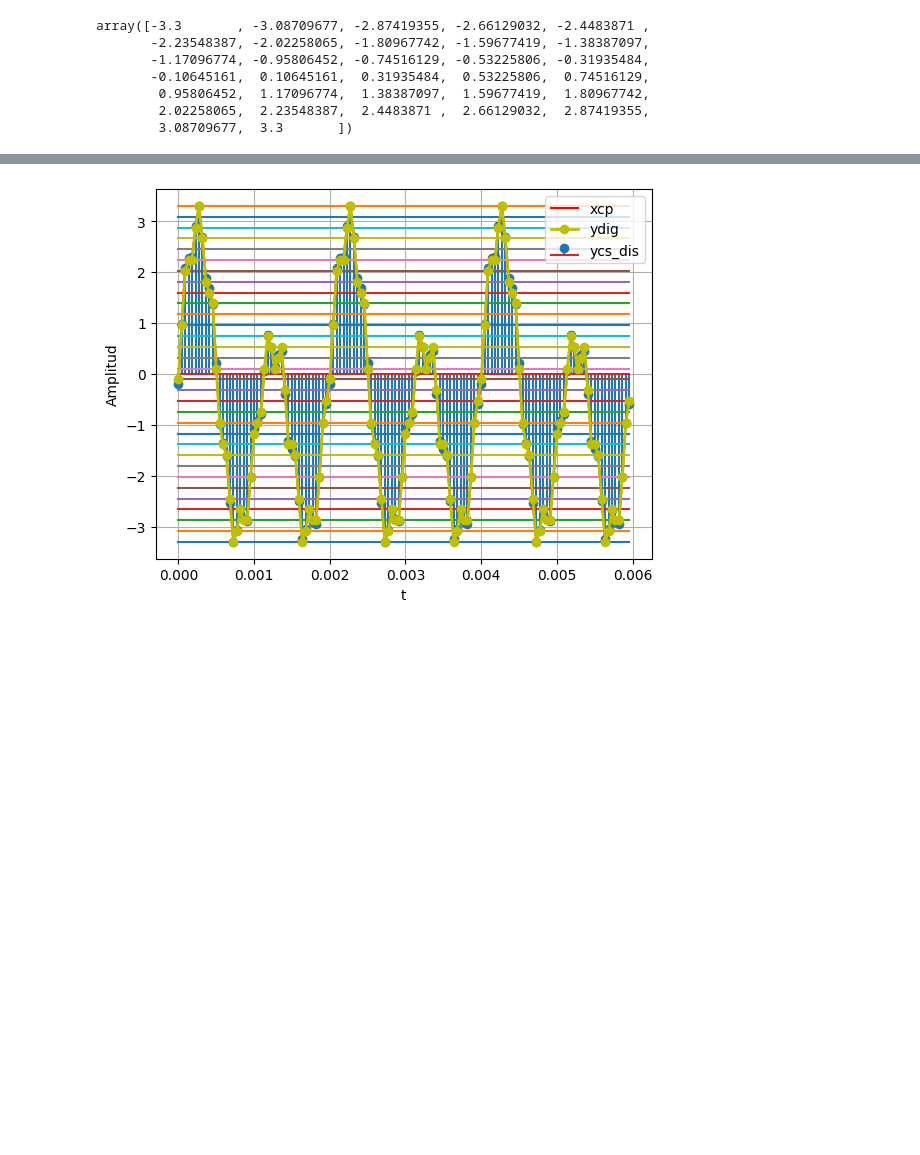
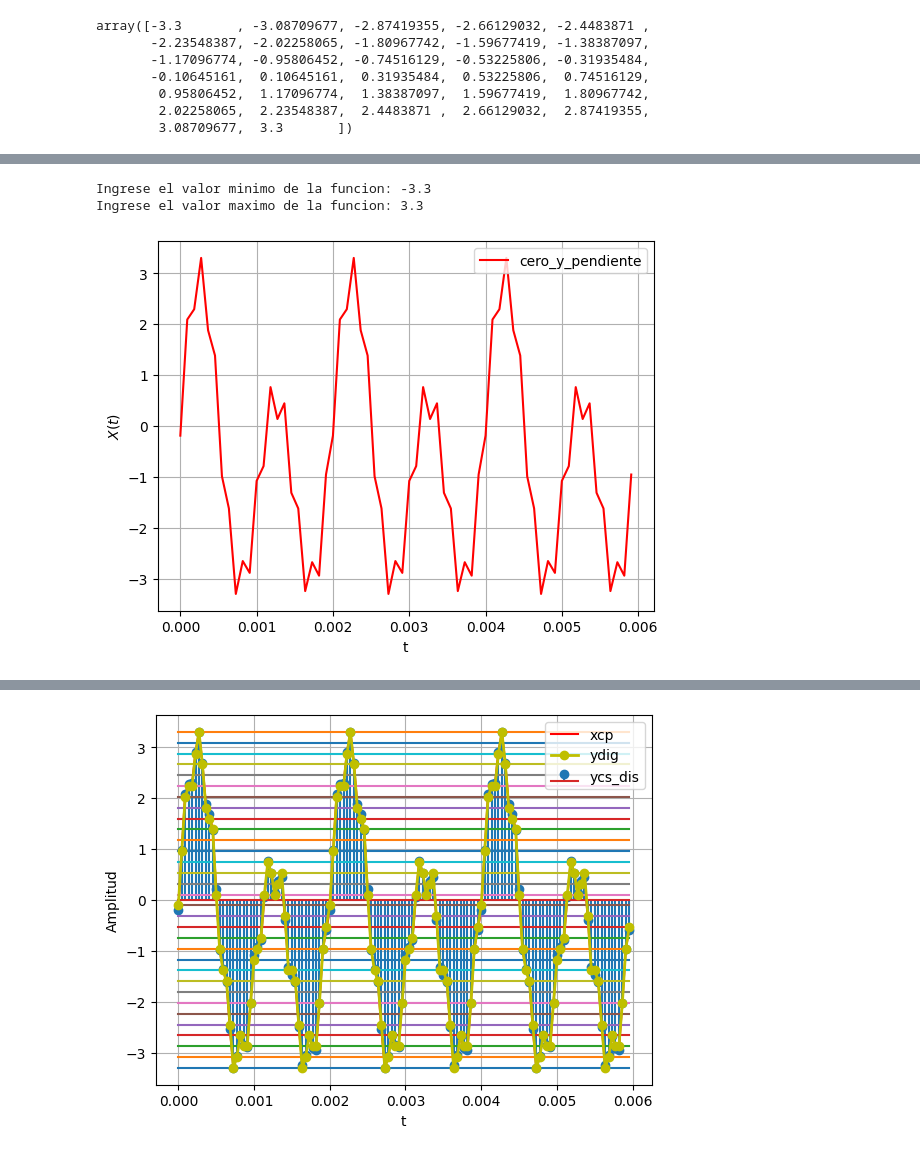
Before and after one commit to SebastianRodriguez05/SyS, a Jupyter notebook: Parcial_1_SyS.ipynb, the cells around one changed output, grey strips where cells are left out. Saved outputs shown, nothing was run; the diff lists cells and outputs as text; code cells hidden in the pictures; blank space fills up the shorter version.

```diff
--- a/Parcial_1_SyS.ipynb
+++ b/Parcial_1_SyS.ipynb
@@ -98,0 +187,31 @@ array([-3.3       , -3.08709677, -2.87419355, -2.66129032, -2.4483871 ,
+# %%
+def my_ceropen(x,ymin , ymax ): #en general se pueden definir valores por defecto
+  '''
+  Codigo base para simular proceso de cero y pendiente
+  Se ingresa arreglo de numpy y los valores min  y max despues de cero y pendiente
+  '''
+  xmax = max(x) # x.max()
+  xmin = min(x) # x.min()
+  m = (ymax - ymin)/(xmax - xmin)
+  c = ymin - m*xmin
+  yv = m*x + c
+  return yv
+ymin =float(input("Ingrese el valor minimo de la funcion: "))
+ymax = float(input("Ingrese el valor maximo de la funcion: "))
+xcp = my_ceropen(x,ymin=ymin,ymax=ymax)
+
+while ymin > ymax:
+  print("El valor minimo debe ser menor al valor maximo")
+  ymin =float(input("Ingrese el valor minimo de la funcion: "))
+  ymax = float(input("Ingrese el valor maximo de la funcion: "))
+  xcp = my_ceropen(x,ymin=ymin,ymax=ymax)
+else:
+  plt.plot(tv,xcp, 'r', label='cero_y_pendiente')
+  plt.grid(True)
+  plt.legend()
+  plt.xlabel('t')
+  plt.ylabel('$X(t)$')
+# %% [output]
+Ingrese el valor minimo de la funcion: -3.3
+Ingrese el valor maximo de la funcion: 3.3
+[figure, added]
```
Also changed, not shown: parts of 6 cells of this notebook.
